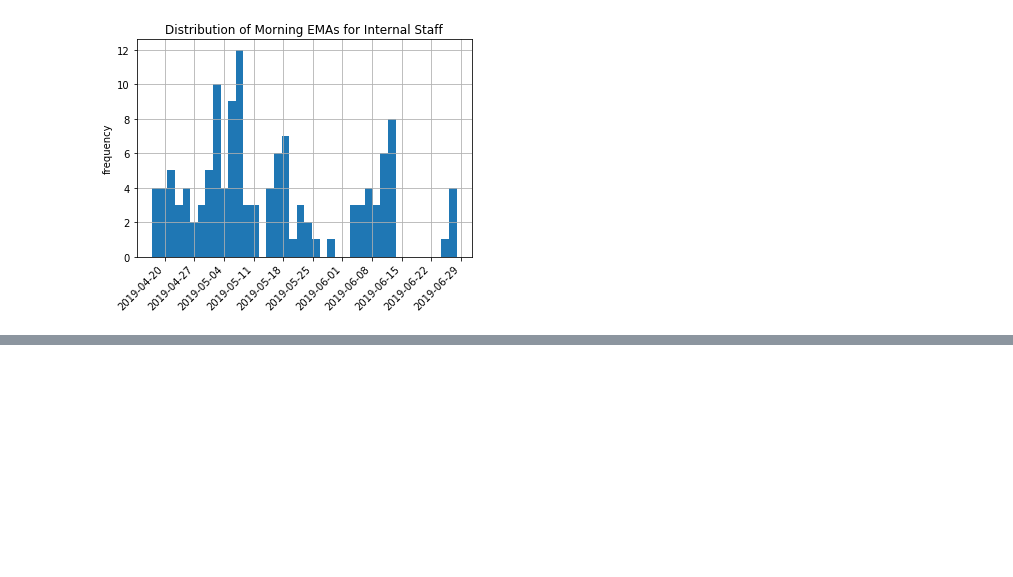
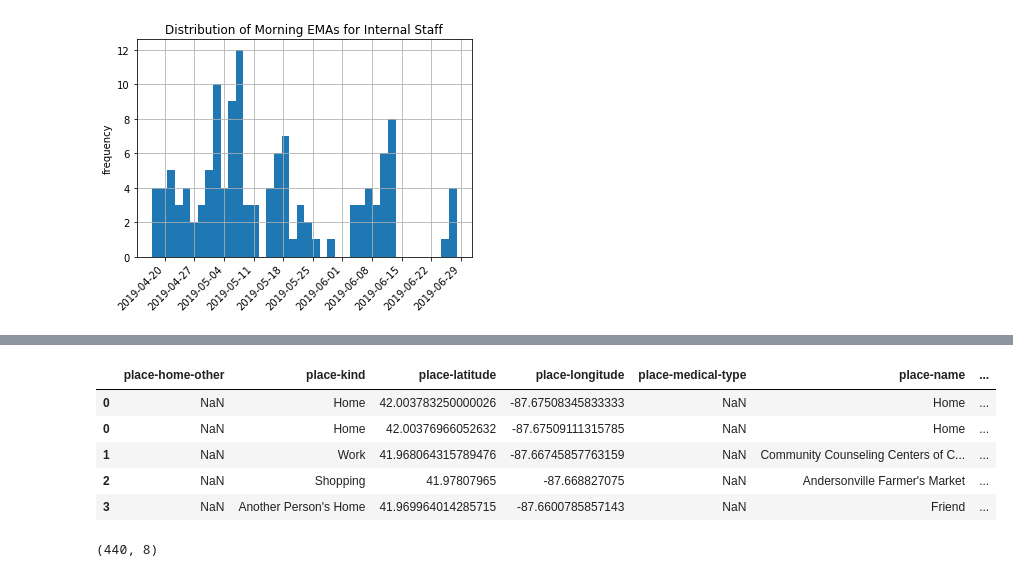
Before and after one commit to tliu526/lifesense, a Jupyter notebook: lifesense_missingness.ipynb, the cells around one changed output, grey strips where cells are left out. Saved outputs shown, nothing was run; the diff lists cells and outputs as text; code cells hidden in the pictures; blank space fills up the shorter version.

```diff
--- a/lifesense_missingness.ipynb
+++ b/lifesense_missingness.ipynb
@@ -216,0 +254,4 @@ plt.show()
+# %%
+cols = list(even_ema_df.columns[even_ema_df.columns.str.startswith('place')].values)
+attributes = [col[:-2] for col in cols]
+attributes = list(set(attributes))
@@ -216,0 +269,41 @@ plt.show()
+# %%
+import math
+# TODO add source, timestamp information to the row
+def extract_locs(row):
+    """extracts location information from each row"""
+    loc_df = pd.DataFrame()
+    for i in range(9):
+        # check for lat/long
+        lat = "place-latitude-{}".format(i)
+        if not pd.isnull(row[lat]):
+            # we have a valid row
+            row_dict = {}
+            for attr in attributes:
+                attr_name = "{}-{}".format(attr, i)
+                if attr_name in row.index and not pd.isnull(row[attr_name]):
+                    row_dict[attr] = row[attr_name]
+                else:
+                    row_dict[attr] = np.nan
+            series = pd.Series(row_dict)
+            #print(series)
+            loc_df = loc_df.append(series, ignore_index=True)
+    return loc_df
+# %%
+
+locs = pd.DataFrame()
+for i, row in even_ema_df.iterrows():
+    df = extract_locs(row)
+    locs = locs.append(df)
+
+locs.head()
+# %% [output]
+|  | place-home-other | place-kind | place-latitude | place-longitude | place-medical-type | place-name | ... |
+| 0 | NaN | Home | 42.003783250000026 | -87.67508345833333 | NaN | Home | ... |
+| 0 | NaN | Home | 42.00376966052632 | -87.67509111315785 | NaN | Home | ... |
+| 1 | NaN | Work | 41.968064315789476 | -87.66745857763159 | NaN | Community Counseling Centers of C... | ... |
+| 2 | NaN | Shopping | 41.97807965 | -87.668827075 | NaN | Andersonville Farmer's Market | ... |
+| 3 | NaN | Another Person's Home | 41.969964014285715 | -87.6600785857143 | NaN | Friend | ... |
+# %%
+locs.shape
+# %% [output]
+(440, 8)
```
Also changed, not shown: parts of 16 cells of this notebook.
